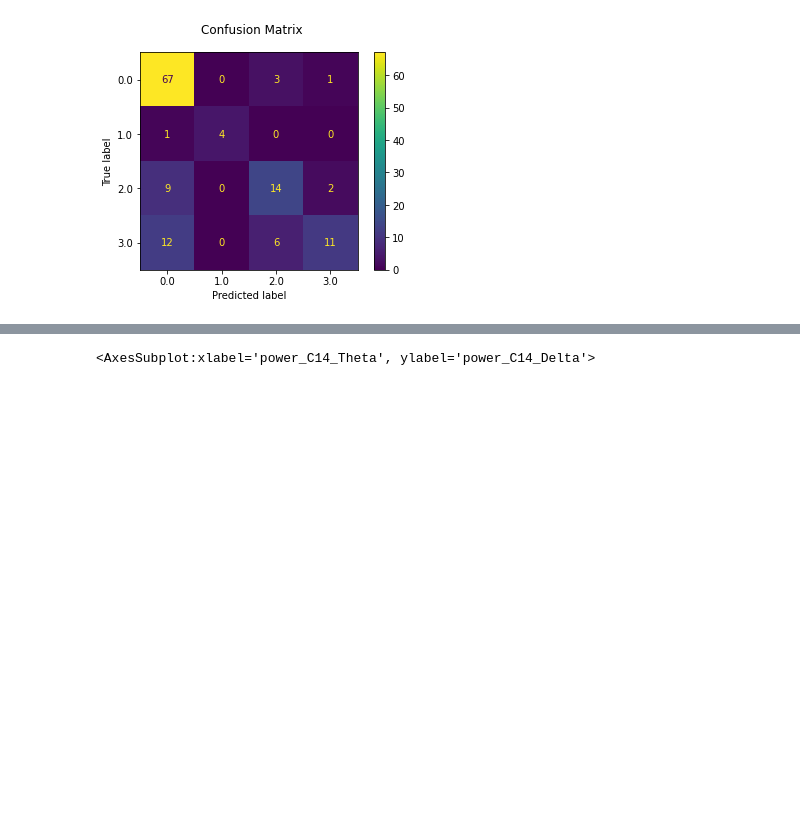
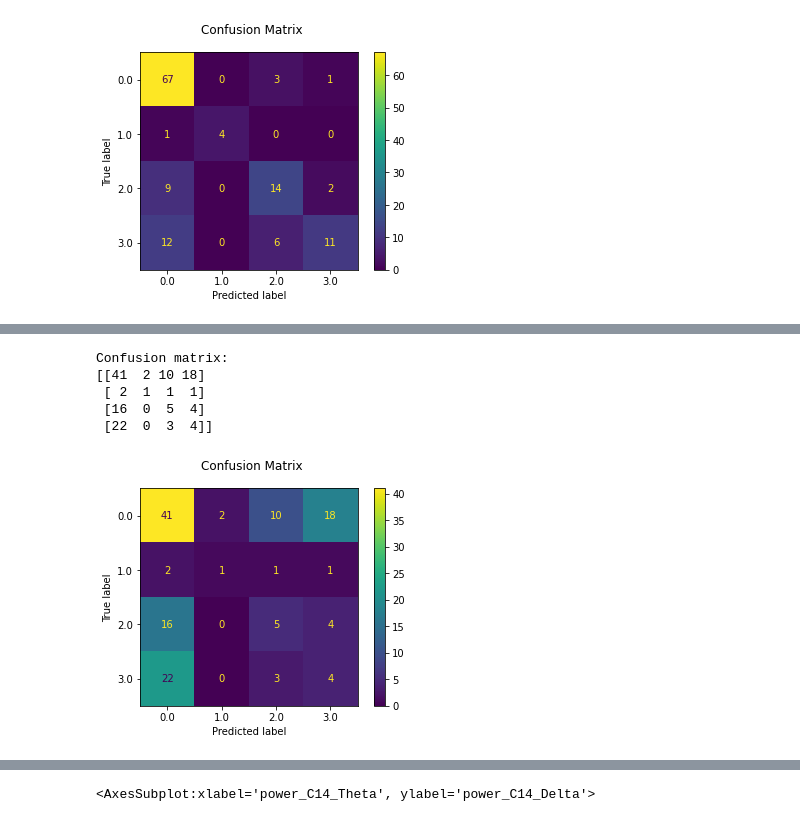
Before and after one commit to yjmantilla/Data_analysis_ML_Harmonization_Proyect, a Jupyter notebook: Manipulacion- Rois-Componentes de todas las DB/EDA.ipynb, the cells around one changed output, grey strips where cells are left out. Saved outputs shown, nothing was run; the diff lists cells and outputs as text; code cells hidden in the pictures; blank space fills up the shorter version.

```diff
--- a/Manipulacion- Rois-Componentes de todas las DB/EDA.ipynb
+++ b/Manipulacion- Rois-Componentes de todas las DB/EDA.ipynb
@@ -117,7 +119,7 @@ X_train, X_test, y_train, y_test = train_test_split(
 # %%
 supvm = SVC(C=10, random_state=1)
 # %%
-supvm.fit(X_train, y_train)
+supvm.fit(X_train_roi, y_train_roi)
 # %% [output]
 SVC(C=10, random_state=1)
 # %%
@@ -152,3 +154,12 @@ Confusion matrix:
  [ 9  0 14  2]
  [12  0  6 11]]
 [figure]
+# %%
+X_train_com, X_test_com, y_train_com, y_test_com = train_test_split(
+    power_data_com.values[:,:-1],
+    power_data_com.values[:,-1],
+    test_size=0.2,
+    random_state=1,
+    stratify=power_data_com.values[:,-1])
+# %%
+supvm.fit(X_train_com, y_train_com)
@@ -154,0 +168,2 @@ Confusion matrix:
+# %%
+predicted = supvm.predict(X_test_com)
@@ -155 +187,14 @@ Confusion matrix:
+# %%
+disp = metrics.ConfusionMatrixDisplay.from_predictions(y_test_roi, predicted)
+disp.figure_.suptitle("Confusion Matrix")
+print(f"Confusion matrix:\n{disp.confusion_matrix}")
+
+plt.show()
+# %% [output]
+Confusion matrix:
+[[41  2 10 18]
+ [ 2  1  1  1]
+ [16  0  5  4]
+ [22  0  3  4]]
+[figure, added]
 # %%
```
Also changed, not shown: parts of 31 cells of this notebook.
